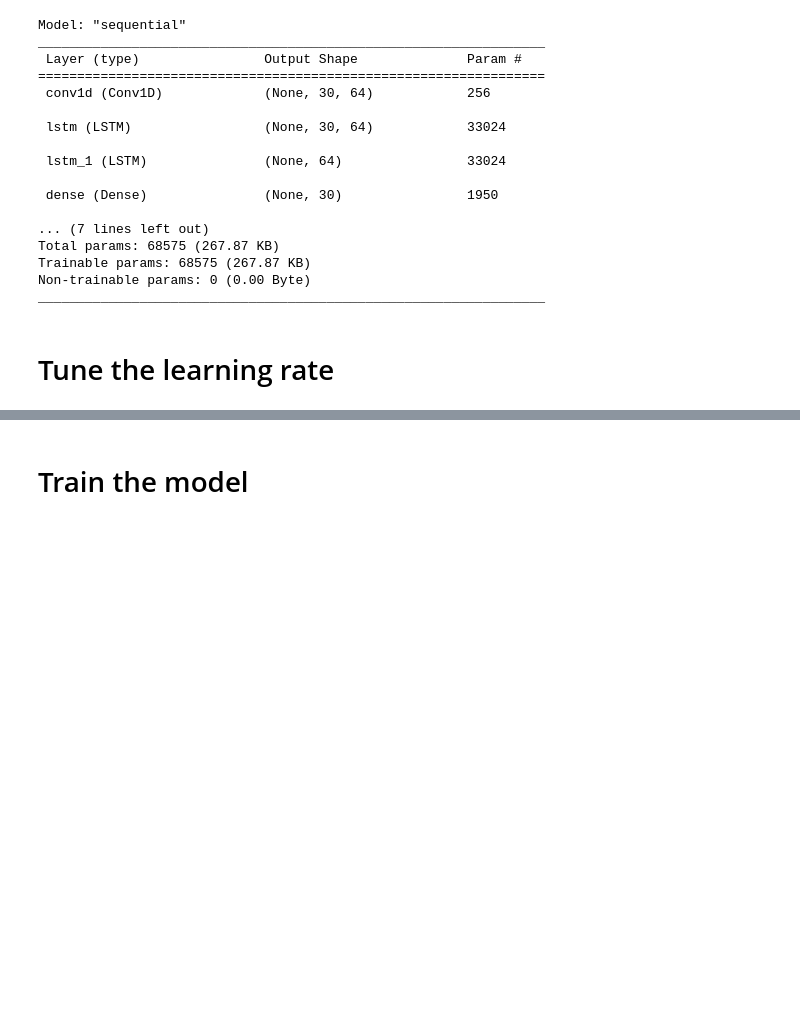
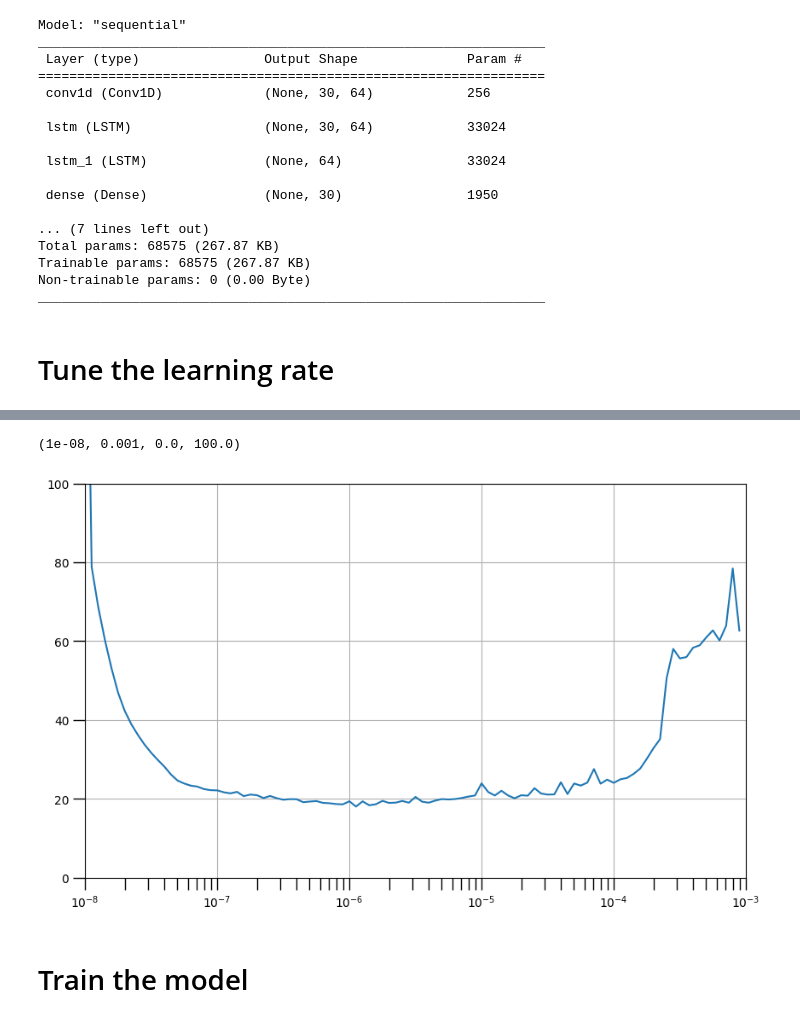
Before and after one commit to yeesem/Deep_Learning, a Jupyter notebook: Predicting_Sunspots_with_Neural_Network.ipynb, the cells around one changed output, grey strips where cells are left out. Cells and saved outputs as stored; diff of their text form; code cells hidden in the pictures; blank space fills up the shorter version.

```diff
--- a/Predicting_Sunspots_with_Neural_Network.ipynb
+++ b/Predicting_Sunspots_with_Neural_Network.ipynb
@@ -224,21 +224,24 @@ Epoch 100/100
 # %%
 # Define the learning rate decay
-lrs = 1e-8 * (10 ** np.arange(100)/20)
+lrs = 1e-8 * (10 ** (np.arange(100)/20))
 
 # Set the figure size
 plt.figure(figsize = (10,6))
 
 # Set the grid
 plt.grid(True)
 
 # Plot the loss in log scale
 plt.semilogx(lrs,history.history['loss'])
 
 # Increase the tickmarks size
 plt.tick_params('both', length=10, width=1, which='both')
 
 # Set the plot boundaries
 plt.axis([1e-8, 1e-3, 0, 100])
+# %% [output]
+(1e-08, 0.001, 0.0, 100.0)
+[figure, added]
 # %% [markdown]
 # Train the model
 # %%
```
Also changed, not shown: parts of 11 cells of this notebook.
